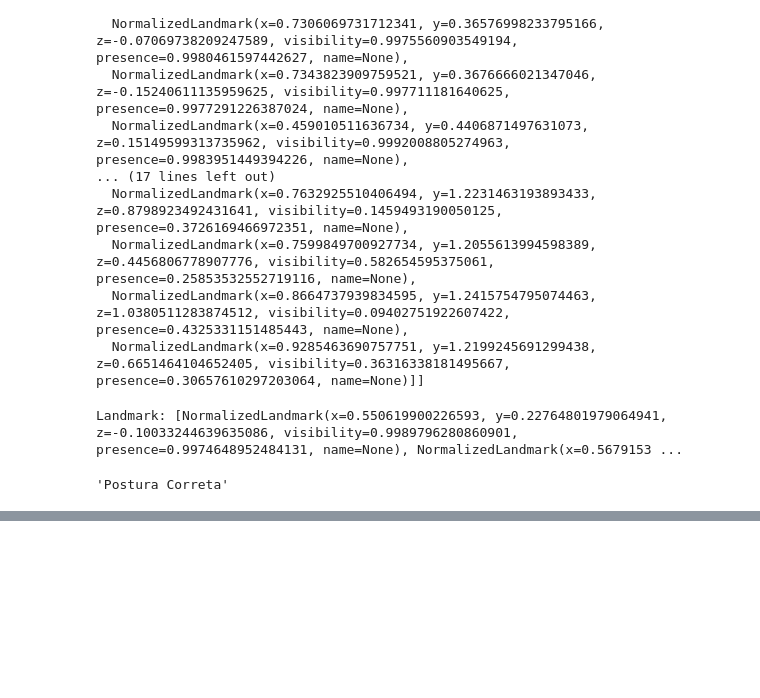
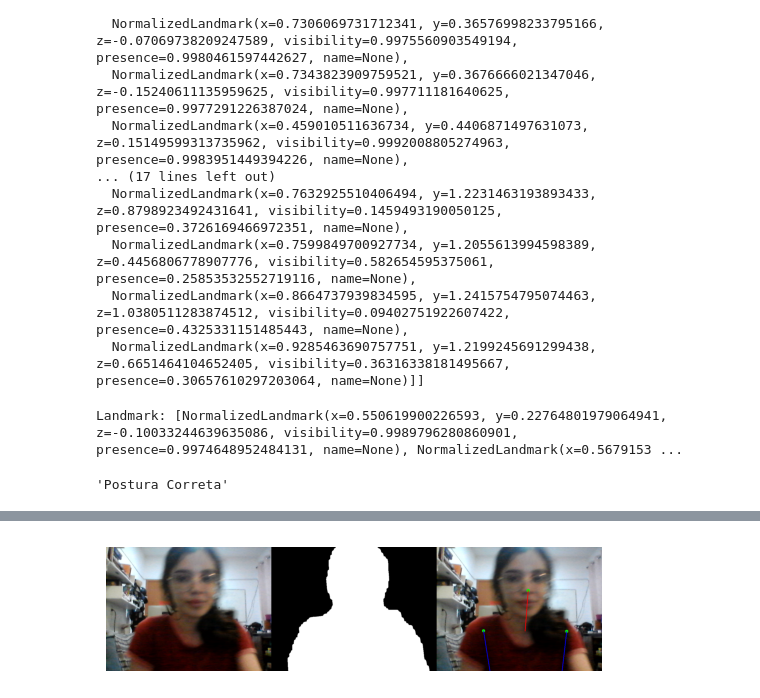
Before and after one commit to yoochuua/Processamento-digital-imagens, a Jupyter notebook: projeto/script.ipynb, the cells around one changed output, grey strips where cells are left out. Cells and saved outputs as stored; diff of their text form; code cells hidden in the pictures; blank space fills up the shorter version.

Commit message:
Video analise de postura

```diff
--- a/projeto/script.ipynb
+++ b/projeto/script.ipynb
@@ -718,3 +718,78 @@ check_posture(landmarks_correta)
 # %% [output]
 Landmark: [NormalizedLandmark(x=0.550619900226593, y=0.22764801979064941, z=-0.10033244639635086, visibility=0.9989796280860901, presence=0.9974648952484131, name=None), NormalizedLandmark(x=0.5679153 ...
 'Postura Correta'
+# %%
+import time
+
+cap = cv2.VideoCapture(0)
+if not cap.isOpened():
+    print("Erro ao acessar webcam")
+    cap.release()
+    cv2.destroyAllWindows()
+    raise SystemExit
+
+fourcc = cv2.VideoWriter_fourcc(*'XVID')
+out = None
+
+last_analysis_time = 0.0
+analysis_interval = 1.0  # analisar postura a cada 1 segundo
+last_landmarks = None
+last_mask = None
+posture_message = "Aguardando análise..."
+
+# Função auxiliar para desenhar landmarks em um frame
+
+def annotate_frame_with_landmarks(frame, landmarks, mask=None):
+    annotated = frame.copy()
+    if landmarks:
+        annotated = draw_keypoints(annotated, landmarks)
+    if mask is not None:
+        mask_rgb = cv2.cvtColor(mask, cv2.COLOR_GRAY2BGR)
+        annotated = cv2.addWeighted(annotated, 0.75, mask_rgb, 0.25, 0)
+    return annotated
+
+while True:
+    ret, frame = cap.read()
+    if not ret:
+        print("Falha ao capturar frame")
+        break
+
+    current_time = time.time()
+    if current_time - last_analysis_time >= analysis_interval:
+        last_analysis_time = current_time
+        cv2.imwrite("frame_entrada.png", frame)
+        landmarks, mask = process_image_mp_mask("frame_entrada.png", "frame_saida.png")
+
+        if landmarks:
+            posture_message = check_posture(landmarks)
+            last_landmarks = landmarks
+            last_mask = mask
+        else:
+            posture_message = "Nenhuma pose detectada no frame atual"
+            last_landmarks = None
+            last_mask = None
+
+        print(f"[{time.strftime('%H:%M:%S')}] {posture_message}")
+
+    annotated_frame = annotate_frame_with_landmarks(frame, last_landmarks, last_mask)
+    combined = np.hstack((frame, annotated_frame))
+
+    if out is None:
+        height, width = combined.shape[:2]
+        out = cv2.VideoWriter('video_analisado.avi', fourcc, 20.0, (width, height))
+
+    out.write(combined)
+
+    cv2.putText(combined, posture_message, (10, 30), cv2.FONT_HERSHEY_SIMPLEX, 0.75, (0, 255, 255), 2)
+    cv2.imshow('Vídeo - Pressione "q" para interromper gravação', combined)
+
+    key = cv2.waitKey(1) & 0xFF
+    if key == ord('q'):
+        print("Gravação interrompida pelo usuário.")
+        break
+
+cap.release()
+if out:
+    out.release()
+cv2.destroyAllWindows()
+# %% [output]
@@ -721,3 +813,4 @@ Landmark: [NormalizedLandmark(x=0.550619900226593, y=0.22764801979064941, z=-0.1
+[figure, added]
 # %%
 cap = cv2.VideoCapture(0)
 if not cap.isOpened():
```
Also changed, not shown: parts of 2 cells of this notebook, 3 other files.
